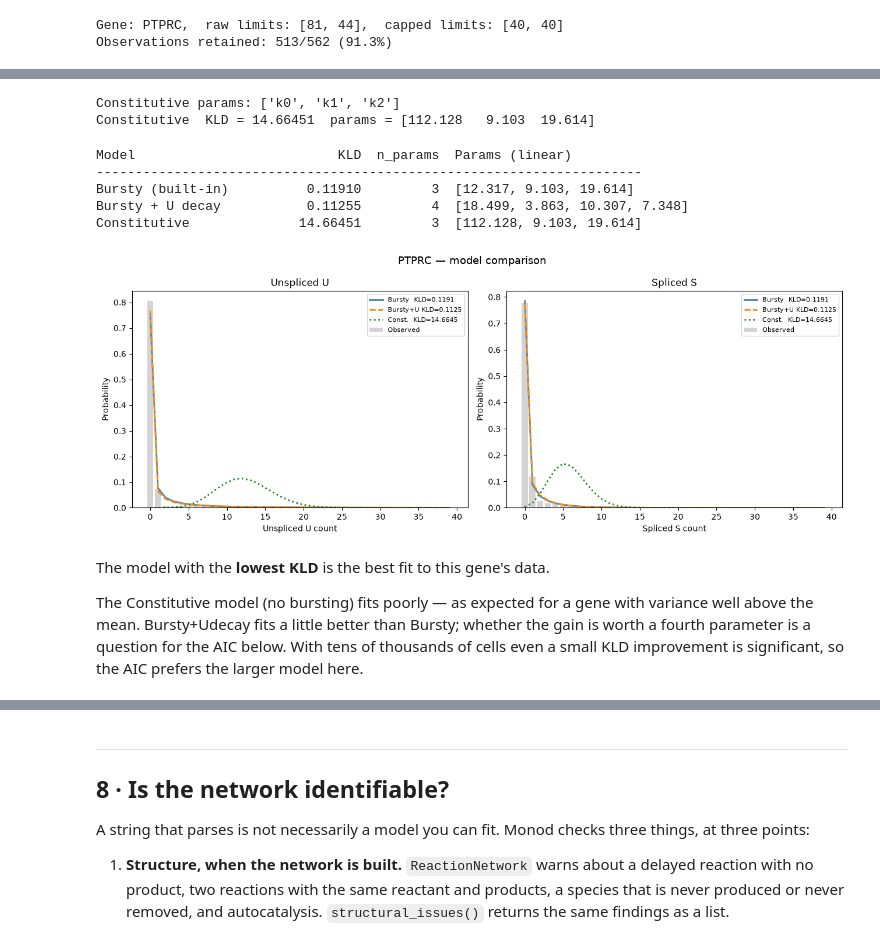
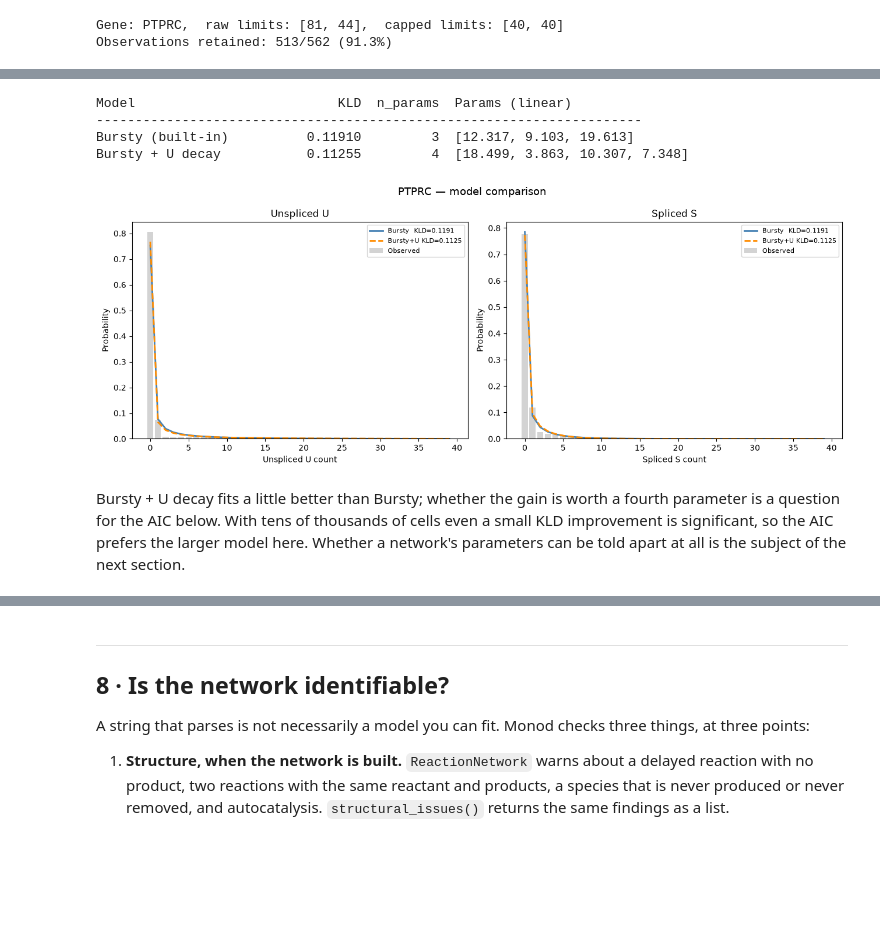
Before and after one commit to pachterlab/monod, a Jupyter notebook: demos/reaction_networks.ipynb, the cells around one changed output, grey strips where cells are left out. Saved outputs shown, nothing was run; the diff lists cells and outputs as text; code cells hidden in the pictures; blank space fills up the shorter version.

```diff
--- a/demos/reaction_networks.ipynb
+++ b/demos/reaction_networks.ipynb
@@ -596,19 +600,3 @@ Bursty+Udeg  KLD = 0.11255  params = [18.499  3.863 10.307  7.348]  (2.2 s, 190
-# %%
-# ── 7.3  Constitutive — forward eval at Bursty-optimal rates ────────────────
-# This network leaves every rate free (no normalisation), which is fine for
-# evaluating it at chosen rates but not for fitting: see section 8.
-m_con = CMEModel("Custom", "None", network="0 -> U -> S -> 0")
-print('Constitutive params:', m_con.network.all_params)   # [k0, k1, k2]
-
-# k0 = beta*B_opt (match mean production), k1 = beta_opt, k2 = gamma_opt
-k0_const = 10**p_bursty_opt[1] * 10**p_bursty_opt[0]  # beta * B
-p_con_opt = np.log10([k0_const, 10**p_bursty_opt[1], 10**p_bursty_opt[2]])
-kld_con = m_con.eval_model_kld(p_con_opt, M, None, (coords, freqs))
-print(f'Constitutive  KLD = {kld_con:.5f}  '
-      f'params = {np.round(10**p_con_opt, 3)}')
-# %% [output]
-Constitutive params: ['k0', 'k1', 'k2']
-Constitutive  KLD = 14.66451  params = [112.128   9.103  19.614]
 # %%
 # ── 7.4  Summary table ───────────────────────────────────────────────────────
 print(f'{"Model":<25} {"KLD":>8}  {"n_params":>8}  {"Params (linear)"}')
@@ -616,7 +604,6 @@ print('-' * 70)
 rows = [
     ('Bursty (built-in)',   kld_bursty, 3, p_bursty_opt),
     ('Bursty + U decay',    kld_udeg,   4, p_udeg_opt),
-    ('Constitutive',        kld_con,    3, p_con_opt),
 ]
 for name, kld, n, p in rows:
     vals = ', '.join(f'{v:.3f}' for v in 10**p)
@@ -624,53 +611,47 @@ for name, kld, n, p in rows:
 # %% [output]
 Model                          KLD  n_params  Params (linear)
 ----------------------------------------------------------------------
-Bursty (built-in)          0.11910         3  [12.317, 9.103, 19.614]
+Bursty (built-in)          0.11910         3  [12.317, 9.103, 19.613]
 Bursty + U decay           0.11255         4  [18.499, 3.863, 10.307, 7.348]
-Constitutive              14.66451         3  [112.128, 9.103, 19.614]
 # %%
 # ── 7.5  Visual comparison ───────────────────────────────────────────────────
 
 # Empirical marginals
 obs_u = np.zeros(M[0]); obs_s = np.zeros(M[1])
 for (cu, cs), f in zip(coords, freqs):
     if int(cu) < M[0]: obs_u[int(cu)] += f
     if int(cs) < M[1]: obs_s[int(cs)] += f
 
 # Compute fitted PSS for each model
 pss_bursty = m_ref_bursty.eval_model_pss(p_bursty_opt, M)
 pss_udeg   = m_udeg.eval_model_pss(p_udeg_opt, M)
-pss_con    = m_con.eval_model_pss(p_con_opt, M)
 
 fig, axes = plt.subplots(1, 2, figsize=(13, 5))
 
 for ax, obs, axis, label in [
     (axes[0], obs_u, 1, 'Unspliced U'),
     (axes[1], obs_s, 0, 'Spliced S'),
 ]:
     ax.bar(range(len(obs)), obs, color='lightgrey', label='Observed', zorder=1)
     for pss, name, ls, col in [
         (pss_bursty, f'Bursty  KLD={kld_bursty:.4f}',  '-',  'steelblue'),
         (pss_udeg,   f'Bursty+U KLD={kld_udeg:.4f}', '--', 'darkorange'),
-        (pss_con,    f'Const.  KLD={kld_con:.4f}',    ':',  'forestgreen'),
     ]:
         marg = pss.sum(axis=axis)
         ax.plot(marg, lw=2, ls=ls, color=col, label=name)
     ax.set_xlabel(f'{label} count'); ax.set_ylabel('Probability')
     ax.set_title(label); ax.legend(fontsize=8)
 
 fig.suptitle(f'{gene} — model comparison', fontsize=13)
 plt.savefig('figures/network_model_selection.png', dpi=150, bbox_inches='tight')
 plt.tight_layout(); plt.show()
 # %% [output]
-[figure, old version]
+[figure, new version]
 # %% [markdown]
-The model with the **lowest KLD** is the best fit to this gene's data.
-
-The Constitutive model (no bursting) fits poorly — as expected for a gene with
-variance well above the mean.  Bursty+Udecay fits a little better than Bursty; whether
-the gain is worth a fourth parameter is a question for the AIC below. With tens of
-thousands of cells even a small KLD improvement is significant, so the AIC prefers the
-larger model here.
+Bursty + U decay fits a little better than Bursty; whether the gain is worth a fourth
+parameter is a question for the AIC below. With tens of thousands of cells even a small
+KLD improvement is significant, so the AIC prefers the larger model here. Whether a
+network's parameters can be told apart at all is the subject of the next section.
 # %%
 # ── AIC (lower is better) ────────────────────────────────────────────────────
 n_cells = proc_adata.n_obs
```
Also changed, not shown: parts of 7 cells of this notebook, 4 other files.
